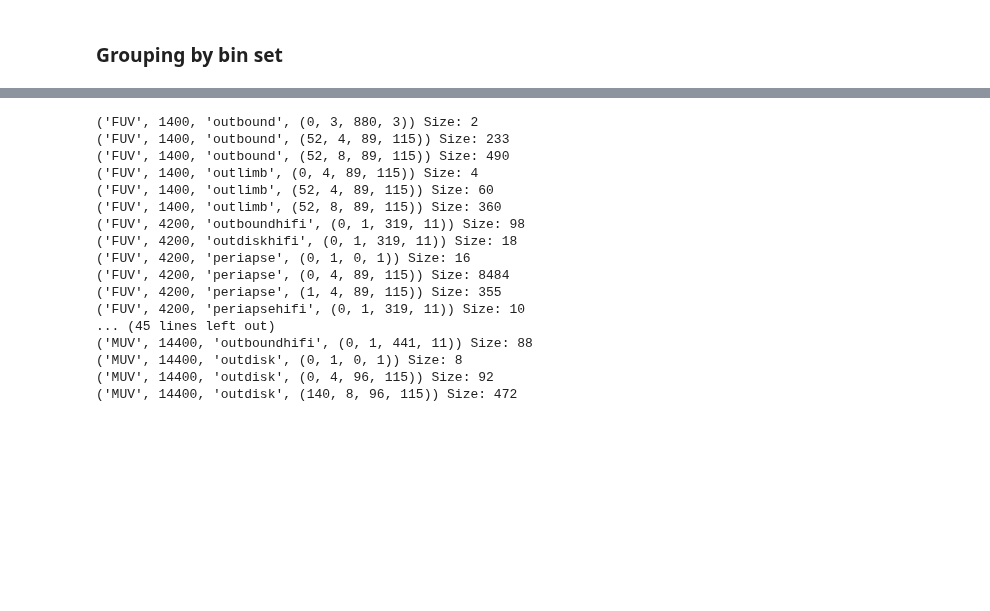
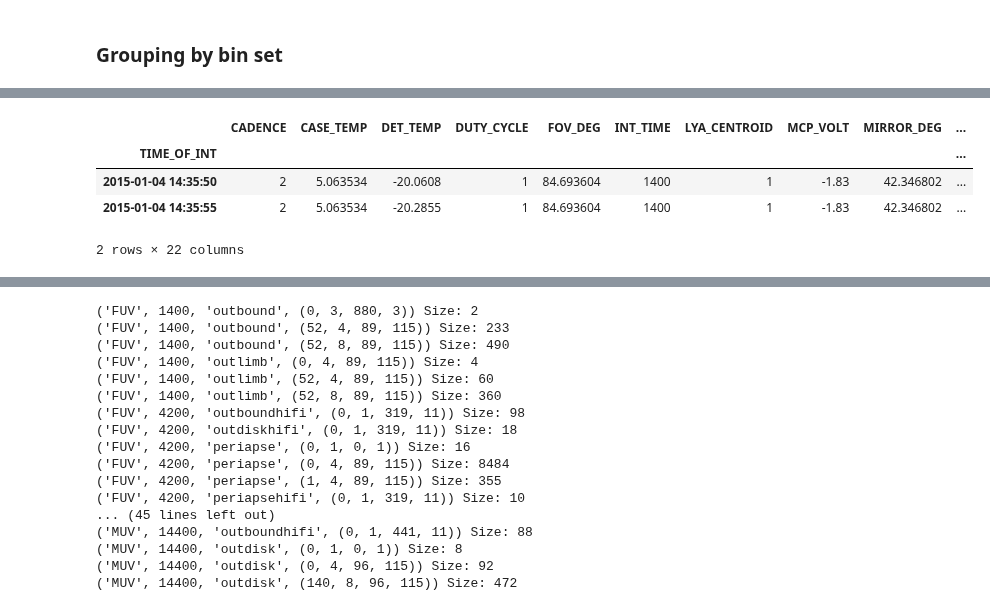
Before and after one commit to michaelaye/iuvs, a Jupyter notebook: notebooks/2015-09-03 By binning set.ipynb, the cells around one changed output, grey strips where cells are left out. Drawn from its saved outputs; the diff is of its cells as text; code cells hidden in the pictures; blank space fills up the shorter version.

```diff
--- a/notebooks/2015-09-03 By binning set.ipynb
+++ b/notebooks/2015-09-03 By binning set.ipynb
@@ -1,8 +1,11 @@
 # %%
 %matplotlib nbagg
 # %%
-df = pd.read_hdf('/home/klay6683/to_keep/l1a_dark_scan.h5', 'df')
-# df = pd.read_hdf('/Users/klay6683/data/iuvs/l1a_dark_scan.h5', 'df')
+from pathlib import Path
+# root = Path('/home/klay6683/to_keep')
+root = Path('/Users/klay6683/data/iuvs')
+# df = pd.read_hdf('/home/klay6683/to_keep/l1a_dark_scan.h5', 'df')
+df = pd.read_hdf(str(root / 'l1a_dark_scan.h5'), 'df')
 # %% [markdown]
 ## using previously defined clean up function
 # %%
@@ -79,4 +52,11 @@ list_g[0][1]
 # %%
 testdf = list_g[0][1].resample(timeres)
+testdf
+# %% [output]
+|  | CADENCE | CASE_TEMP | DET_TEMP | DUTY_CYCLE | FOV_DEG | INT_TIME | LYA_CENTROID | MCP_VOLT | MIRROR_DEG | ... |
+| TIME_OF_INT |  |  |  |  |  |  |  |  |  | ... |
+| 2015-01-04 14:35:50 | 2 | 5.063534 | -20.0608 | 1 | 84.693604 | 1400 | 1 | -1.83 | 42.346802 | ... |
+| 2015-01-04 14:35:55 | 2 | 5.063534 | -20.2855 | 1 | 84.693604 | 1400 | 1 | -1.83 | 42.346802 | ... |
+2 rows × 22 columns
 # %%
 hktemps['2015-01-04 14:35']
```
Also changed, not shown: parts of 8 cells of this notebook, 3 other files.
